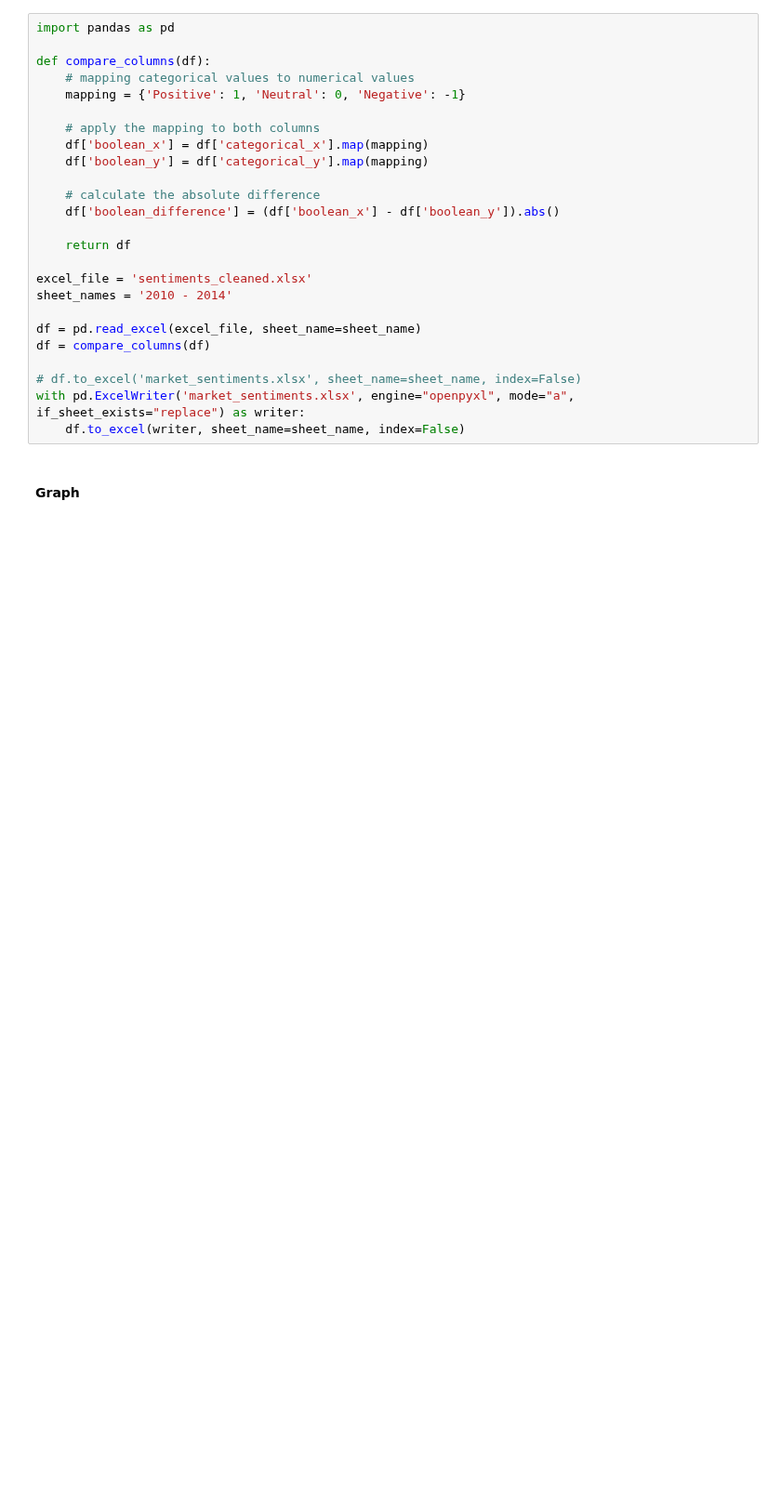
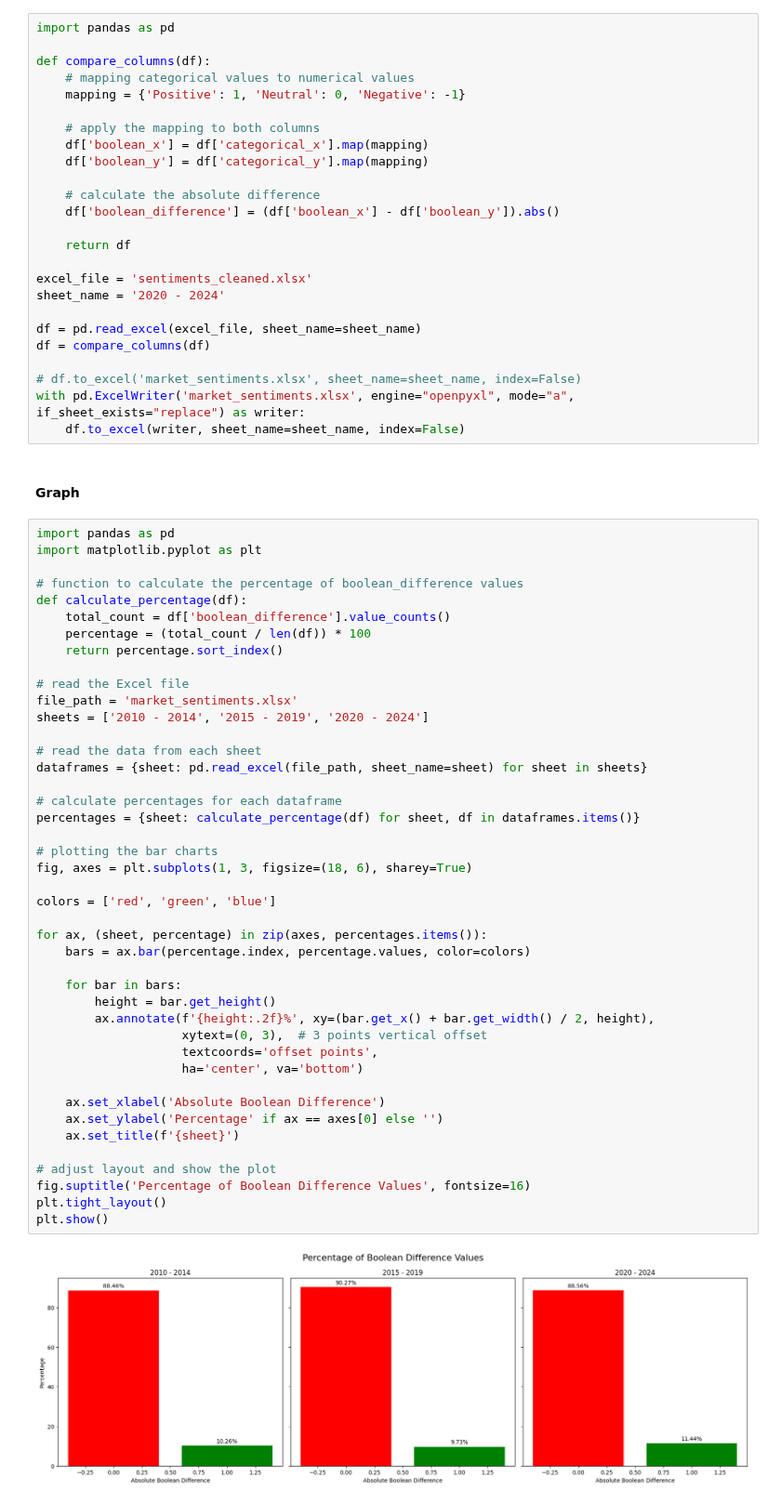
Before and after one commit to loowenwen/jtc-market-sentiments, a Jupyter notebook: sentiments.ipynb, the cells around one changed output. Shown at 93% size. Saved outputs shown, nothing was run; the diff lists cells and outputs as text; blank space fills up the shorter version.

```diff
--- a/sentiments.ipynb
+++ b/sentiments.ipynb
@@ -77,7 +77,7 @@ def compare_columns(df):
     return df
 
 excel_file = 'sentiments_cleaned.xlsx'
-sheet_names = '2010 - 2014'
+sheet_name = '2020 - 2024'
 
 df = pd.read_excel(excel_file, sheet_name=sheet_name)
 df = compare_columns(df)
@@ -87,3 +87,48 @@ with pd.ExcelWriter('market_sentiments.xlsx', engine="openpyxl", mode="a", if_sh
     df.to_excel(writer, sheet_name=sheet_name, index=False)
 # %% [markdown]
 #### Graph
+# %%
+import pandas as pd
+import matplotlib.pyplot as plt
+
+# function to calculate the percentage of boolean_difference values
+def calculate_percentage(df):
+    total_count = df['boolean_difference'].value_counts()
+    percentage = (total_count / len(df)) * 100
+    return percentage.sort_index()
+
+# read the Excel file
+file_path = 'market_sentiments.xlsx'
+sheets = ['2010 - 2014', '2015 - 2019', '2020 - 2024']
+
+# read the data from each sheet
+dataframes = {sheet: pd.read_excel(file_path, sheet_name=sheet) for sheet in sheets}
+
+# calculate percentages for each dataframe
+percentages = {sheet: calculate_percentage(df) for sheet, df in dataframes.items()}
+
+# plotting the bar charts
+fig, axes = plt.subplots(1, 3, figsize=(18, 6), sharey=True)
+
+colors = ['red', 'green', 'blue']
+
+for ax, (sheet, percentage) in zip(axes, percentages.items()):
+    bars = ax.bar(percentage.index, percentage.values, color=colors)
+
+    for bar in bars:
+        height = bar.get_height()
+        ax.annotate(f'{height:.2f}%', xy=(bar.get_x() + bar.get_width() / 2, height),
+                    xytext=(0, 3),  # 3 points vertical offset
+                    textcoords='offset points',
+                    ha='center', va='bottom')
+
+    ax.set_xlabel('Absolute Boolean Difference')
+    ax.set_ylabel('Percentage' if ax == axes[0] else '')
+    ax.set_title(f'{sheet}')
+
+# adjust layout and show the plot
+fig.suptitle('Percentage of Boolean Difference Values', fontsize=16)
+plt.tight_layout()
+plt.show()
+# %% [output]
+[figure, added]
```
Also changed, not shown: parts of 10 cells of this notebook, 3 other files.
